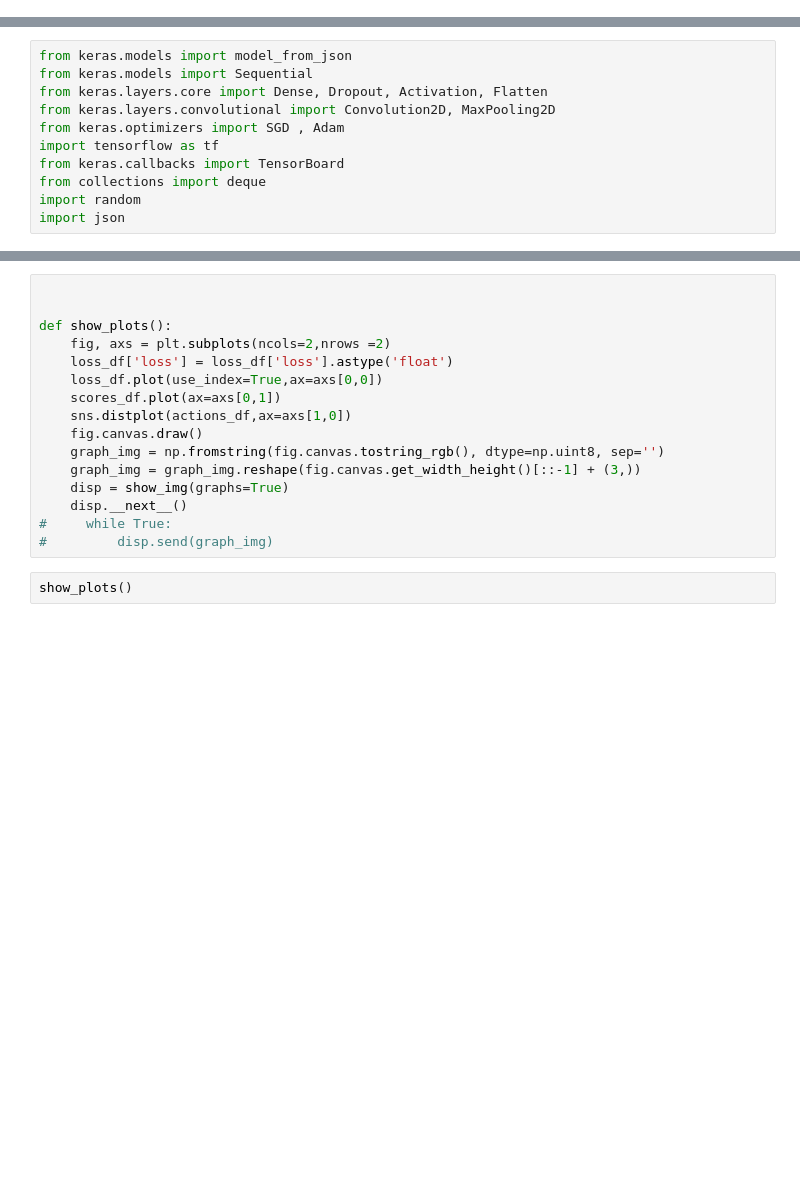
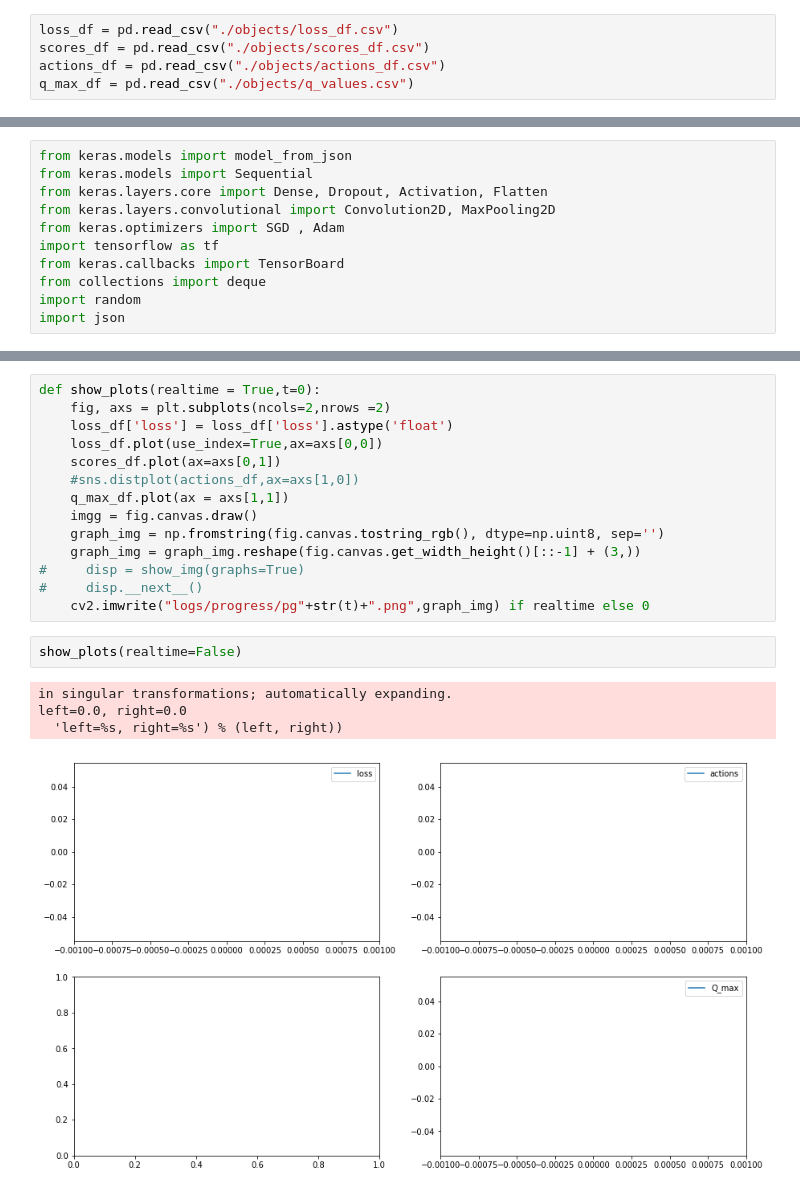
Before and after one commit to ravi72munde/Chrome-Dino-Reinforcement-Learning, a Jupyter notebook: Project Notebook.ipynb, the cells around one changed output, grey strips where cells are left out. Drawn from its saved outputs; the diff is of its cells as text; blank space fills up the shorter version.

```diff
--- a/Project Notebook.ipynb
+++ b/Project Notebook.ipynb
@@ -306,3 +307,8 @@ actions_df = pd.DataFrame(0, index=range(2),columns=['action'])
+# %%
+loss_df = pd.read_csv("./objects/loss_df.csv")
+scores_df = pd.read_csv("./objects/scores_df.csv")
+actions_df = pd.read_csv("./objects/actions_df.csv")
+q_max_df = pd.read_csv("./objects/q_values.csv")
 # %%
 def playGame(observe=False):
     game = Game()
@@ -388,18 +410,21 @@ StopIteration:
 # %%
-
-
-def show_plots():
+def show_plots(realtime = True,t=0):
     fig, axs = plt.subplots(ncols=2,nrows =2)
     loss_df['loss'] = loss_df['loss'].astype('float')
     loss_df.plot(use_index=True,ax=axs[0,0])
     scores_df.plot(ax=axs[0,1])
-    sns.distplot(actions_df,ax=axs[1,0])
-    fig.canvas.draw()
+    #sns.distplot(actions_df,ax=axs[1,0])
+    q_max_df.plot(ax = axs[1,1])
+    imgg = fig.canvas.draw()
     graph_img = np.fromstring(fig.canvas.tostring_rgb(), dtype=np.uint8, sep='')
     graph_img = graph_img.reshape(fig.canvas.get_width_height()[::-1] + (3,))
-    disp = show_img(graphs=True)
-    disp.__next__()
-#     while True:
-#         disp.send(graph_img)
+#     disp = show_img(graphs=True)
+#     disp.__next__()
+    cv2.imwrite("logs/progress/pg"+str(t)+".png",graph_img) if realtime else 0
 # %%
-show_plots()
+show_plots(realtime=False)
+# %% [output]
+in singular transformations; automatically expanding.
+left=0.0, right=0.0
+  'left=%s, right=%s') % (left, right))
+[figure, added]
```
Also changed, not shown: parts of 11 cells of this notebook, 34 other files.
